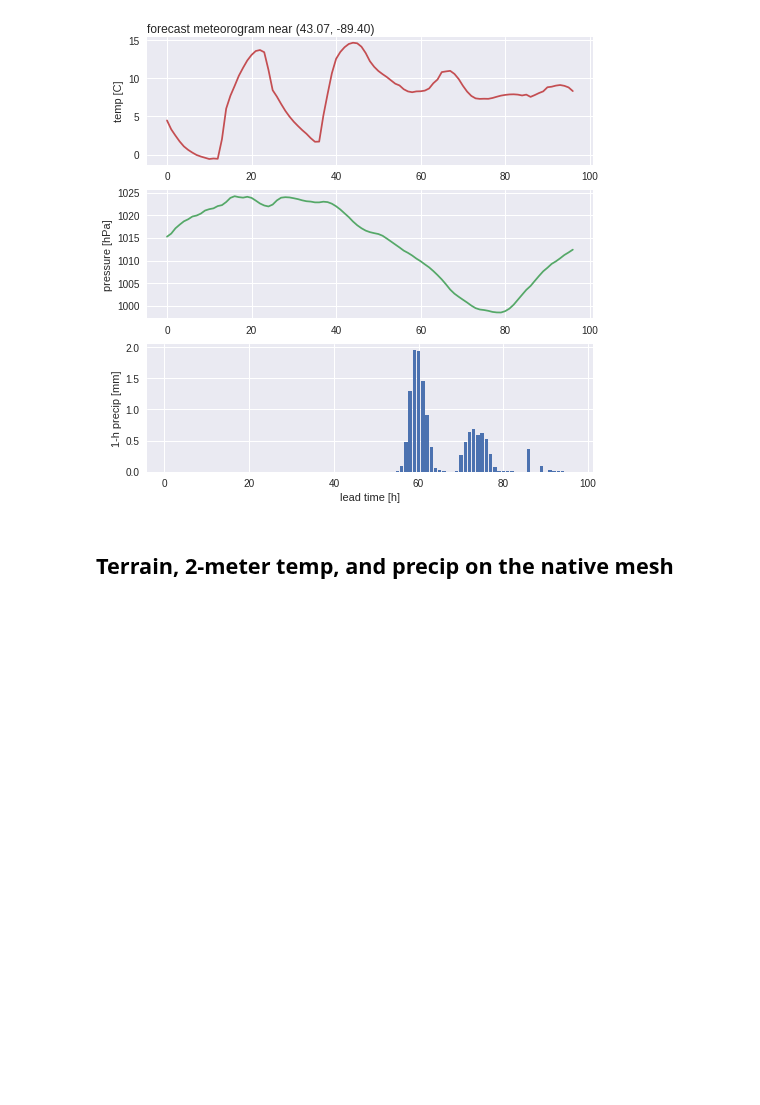
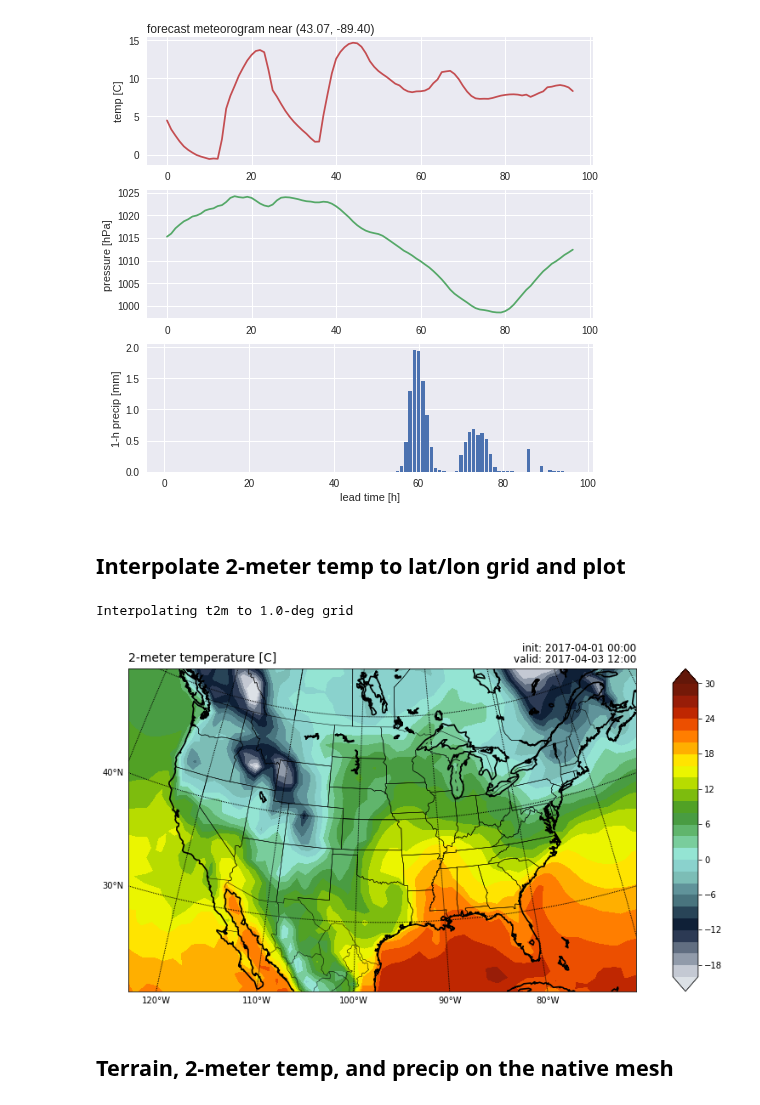
Before and after one commit to njweber2/mpas_python-1, a Jupyter notebook: scripts/test_mpas_tools.ipynb, the cells around one changed output. Cells and saved outputs as stored; diff of their text form; code cells hidden in the pictures; blank space fills up the shorter version.

```diff
--- a/scripts/test_mpas_tools.ipynb
+++ b/scripts/test_mpas_tools.ipynb
@@ -17,7 +17,8 @@ dropvars = [var for var in allvars if var not in keepvars]
 
 # Load the forecast output
 workdir = '/glade/scratch/njweber2/experiments/24km_4day_20170401'
-mpas_fcst = MPASraw.from_netcdf(workdir, datetime(2017,4,1,0), 1, dropvars=dropvars)
+mpas_fcst = MPASraw.from_netcdf(workdir, datetime(2017,4,1,0), 1,
+                                dropvars=dropvars, chunks={'Time':24})
 # Convert t2m to Celsius and pressure to hPa
 mpas_fcst['t2m'] -= 273.15
 mpas_fcst['mslp'] /= 100.
@@ -98,6 +99,33 @@ Fetching data at 43.07N 270.82E
 Fetching data at 43.07N 270.82E
 Fetching data at 43.07N 270.82E
 [figure]
+# %% [markdown]
+## Interpolate 2-meter temp to lat/lon grid and plot
+# %%
+import my_map_projections as mymaps   # local, custom map projections
+from plotting_mpas_latlon import draw_fig_axes, simple_contourf
+import warnings
+warnings.filterwarnings('ignore')
+sns.reset_orig() # restore normal matplotlib rc parameters
+
+# Make our desired 1-degree grid
+lats = np.arange(-90, 91, 1)
+lons = np.arange(0, 360, 1)
+
+# Get the interpolated field
+vdate = datetime(2017,4,3,12)
+t2m = mpas_fcst.interp_field('t2m', vdate, lats=lats, lons=lons)
+
+# Plot it on a map!
+fig, ax, cax, m = draw_fig_axes(proj='stereCONUS')
+longrd, latgrd = np.meshgrid(lons, lats)
+x, y = m(longrd, latgrd)
+simple_contourf(m, ax, cax, x, y, t2m, levs=np.arange(-20,31,2), varname='2-meter temperature',
+                    idate=mpas_fcst.idate, vdate=vdate, units='C')
+plt.show()
+# %% [output]
+Interpolating t2m to 1.0-deg grid
+[figure, added]
 # %% [markdown]
 ## Terrain, 2-meter temp, and precip on the native mesh
 # %%
```
Also changed, not shown: parts of 10 cells of this notebook, 6 other files.
